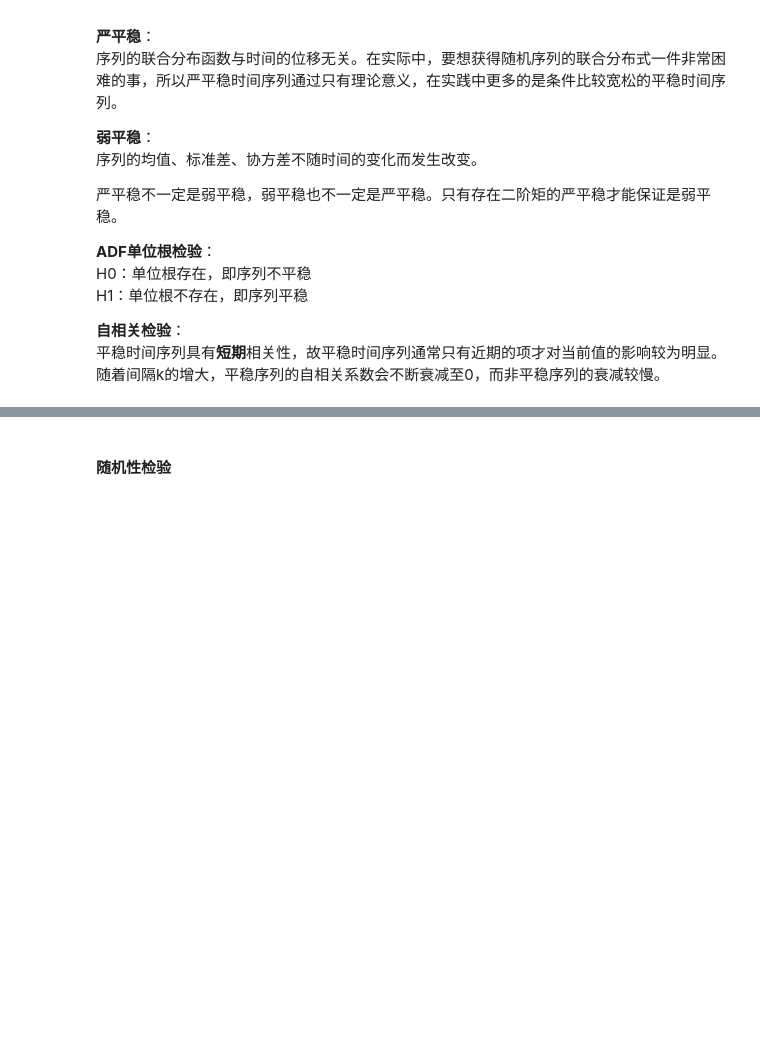
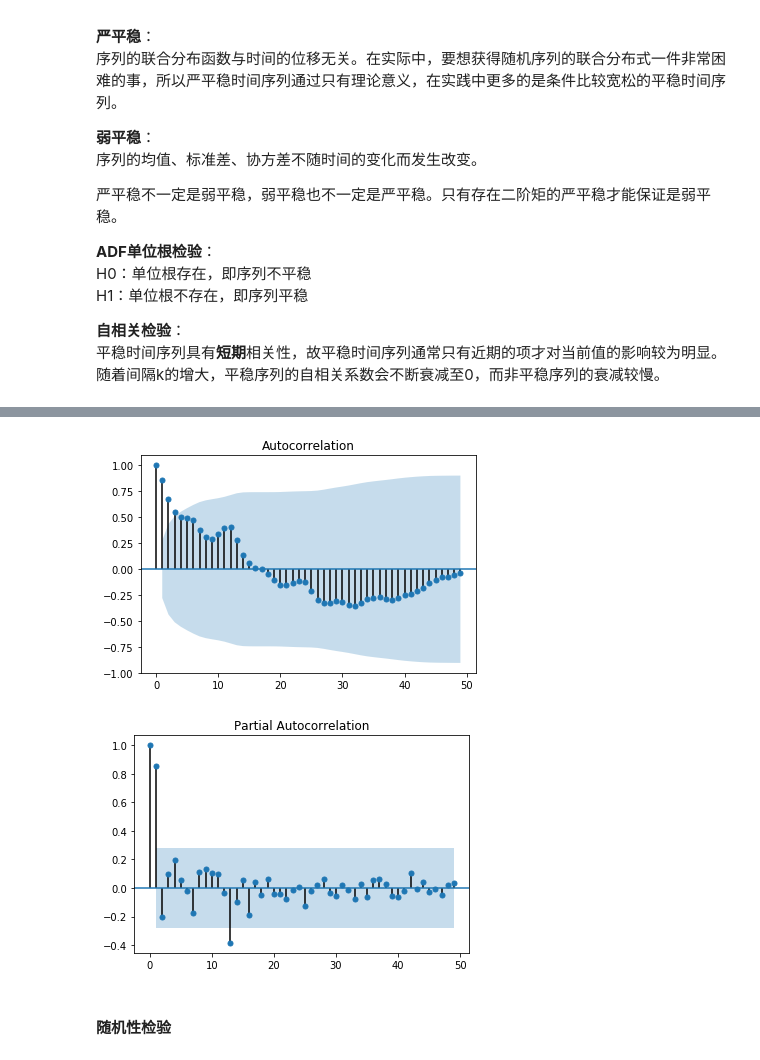
Before and after one commit to w26738/Notebook, a Jupyter notebook: data_analysis/time_series_101.ipynb, the cells around one changed output, grey strips where cells are left out. Cells and saved outputs as stored; diff of their text form; code cells hidden in the pictures; blank space fills up the shorter version.

```diff
--- a/data_analysis/time_series_101.ipynb
+++ b/data_analysis/time_series_101.ipynb
@@ -402,3 +404,14 @@ dtype: float64
+# %%
+'''
+自相关系数没有衰减至0的趋势，而且在很长的延迟期里，自相关系数一直为正，而后一直为负，显示出明显的三角对称性，
+说明序列是非平稳序列，具有明显的单调性。
+'''
+from statsmodels.graphics.tsaplots import plot_acf, plot_pacf
+plot_acf(ts[:50]);
+plot_pacf(ts[:50]);
+# %% [output]
+[figure, added]
+[figure, added]
 # %% [markdown]
 #### 随机性检验
 # %% [markdown]
```
Also changed, not shown: parts of 33 cells of this notebook.
